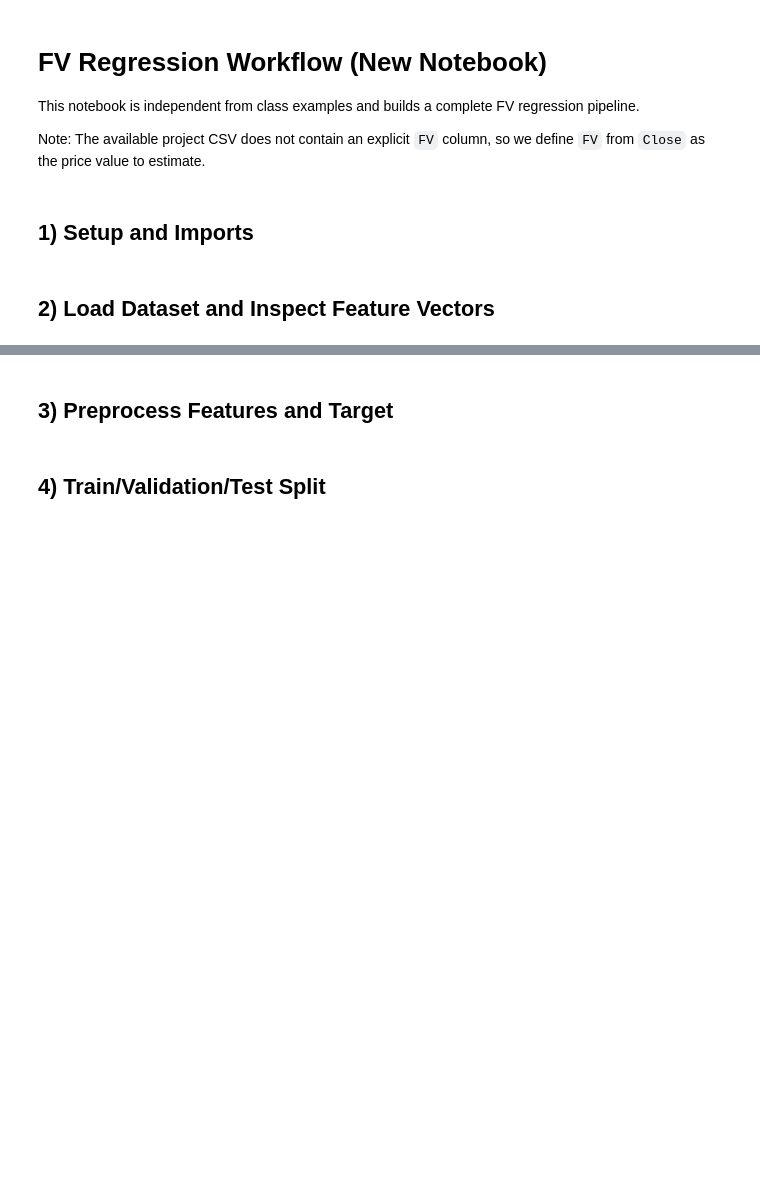
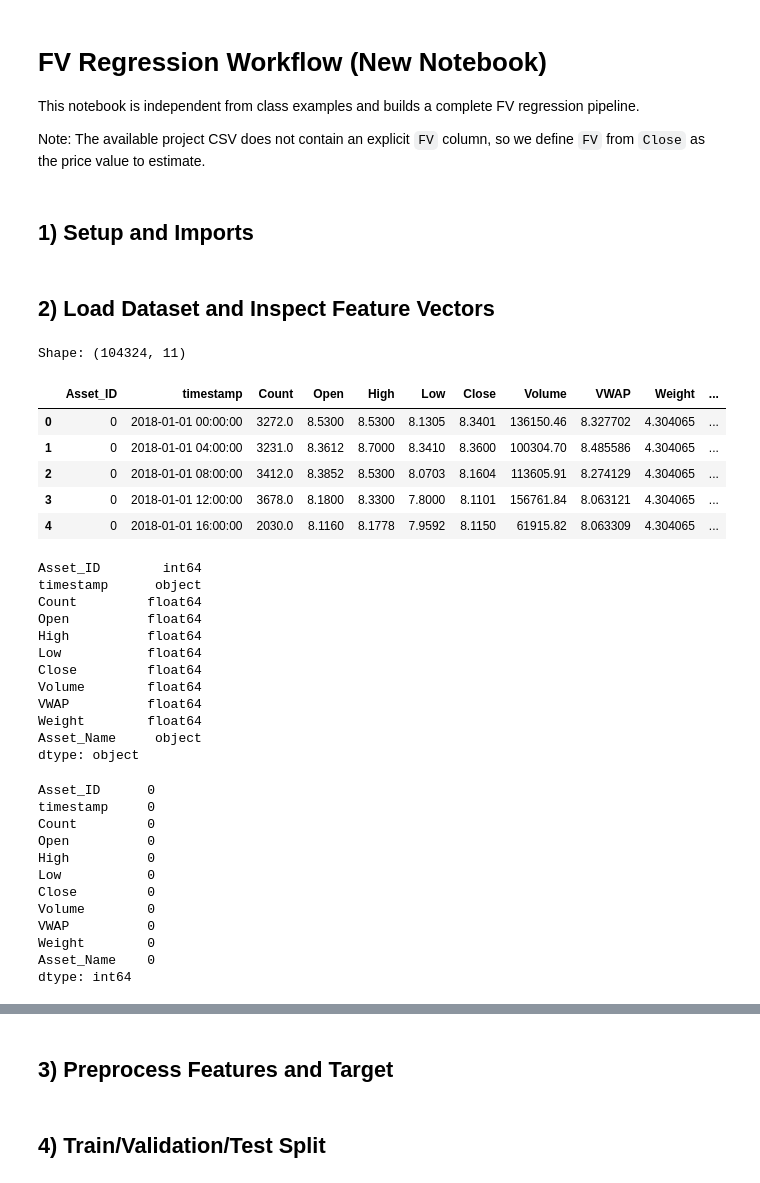
Before and after one commit to delta0x356/Machine-Learning-Group-Poject, a Jupyter notebook: FV_Estimate.ipynb, the cells around one changed output, grey strips where cells are left out. Saved outputs shown, nothing was run; the diff lists cells and outputs as text; code cells hidden in the pictures; blank space fills up the shorter version.

```diff
--- a/FV_Estimate.ipynb
+++ b/FV_Estimate.ipynb
@@ -31,14 +31,46 @@ sns.set(style='whitegrid')
 # %% [markdown]
 ## 2) Load Dataset and Inspect Feature Vectors
 # %%
-df = pd.read_csv('../pr15_crypto.csv')
+df = pd.read_csv('pr15_crypto.csv')
 if 'Unnamed: 0' in df.columns:
     df = df.drop(columns=['Unnamed: 0'])
 
 print('Shape:', df.shape)
 display(df.head())
 display(df.dtypes)
 display(df.isna().sum().sort_values(ascending=False).head(15))
+# %% [output]
+Shape: (104324, 11)
+|  | Asset_ID | timestamp | Count | Open | High | Low | Close | Volume | VWAP | Weight | ... |
+| 0 | 0 | 2018-01-01 00:00:00 | 3272.0 | 8.5300 | 8.5300 | 8.1305 | 8.3401 | 136150.46 | 8.327702 | 4.304065 | ... |
+| 1 | 0 | 2018-01-01 04:00:00 | 3231.0 | 8.3612 | 8.7000 | 8.3410 | 8.3600 | 100304.70 | 8.485586 | 4.304065 | ... |
+| 2 | 0 | 2018-01-01 08:00:00 | 3412.0 | 8.3852 | 8.5300 | 8.0703 | 8.1604 | 113605.91 | 8.274129 | 4.304065 | ... |
+| 3 | 0 | 2018-01-01 12:00:00 | 3678.0 | 8.1800 | 8.3300 | 7.8000 | 8.1101 | 156761.84 | 8.063121 | 4.304065 | ... |
+| 4 | 0 | 2018-01-01 16:00:00 | 2030.0 | 8.1160 | 8.1778 | 7.9592 | 8.1150 | 61915.82 | 8.063309 | 4.304065 | ... |
+Asset_ID        int64
+timestamp      object
+Count         float64
+Open          float64
+High          float64
+Low           float64
+Close         float64
+Volume        float64
+VWAP          float64
+Weight        float64
+Asset_Name     object
+dtype: object
+Asset_ID      0
+timestamp     0
+Count         0
+Open          0
+High          0
+Low           0
+Close         0
+Volume        0
+VWAP          0
+Weight        0
+Asset_Name    0
+dtype: int64
 # %%
 plt.figure(figsize=(8, 4))
 sns.histplot(df['Close'].dropna(), bins=40, kde=True)
```
Also changed, not shown: parts of 1 cell of this notebook.
